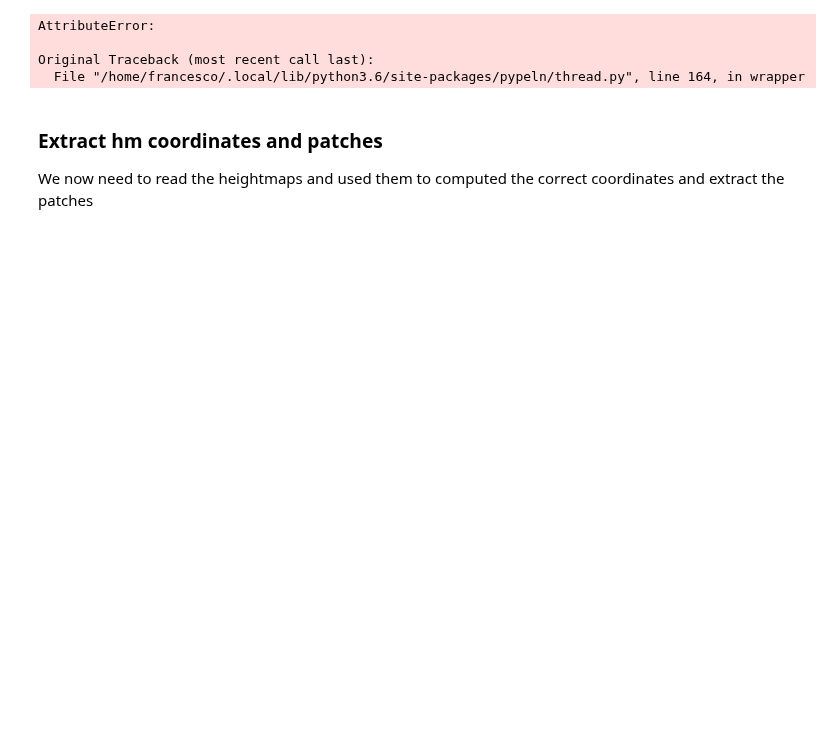
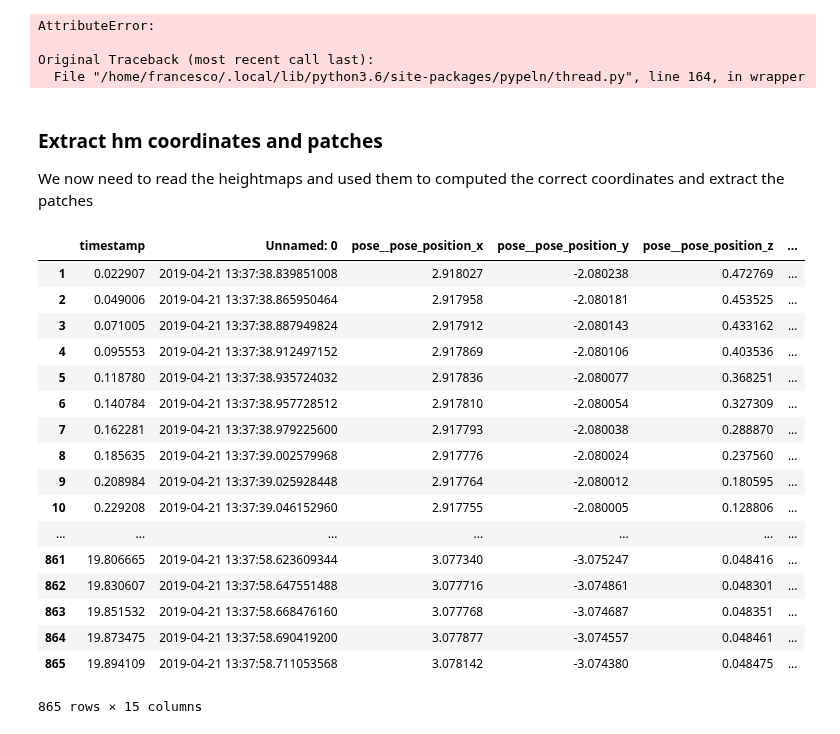
Before and after one commit to FrancescoSaverioZuppichini/Master-Thesis, a Jupyter notebook: core/postprocessing_temp.ipynb, the cells around one changed output. Drawn from its saved outputs; the diff is of its cells as text; code cells hidden in the pictures; blank space fills up the shorter version.

```diff
--- a/core/postprocessing_temp.ipynb
+++ b/core/postprocessing_temp.ipynb
@@ -577,0 +588,24 @@ class ExtractPatches(Handler):
+# %%
+df = pd.read_csv('/media/francesco/saetta/krock-dataset/train/csvs_parsed/rails2-1.0-0.csv')
+df = Compose([AddAdvancement(50*2), CleanDataframe()])(df)
+# %%
+df
+# %% [output]
+|  | timestamp | Unnamed: 0 | pose__pose_position_x | pose__pose_position_y | pose__pose_position_z | ... |
+| 1 | 0.022907 | 2019-04-21 13:37:38.839851008 | 2.918027 | -2.080238 | 0.472769 | ... |
+| 2 | 0.049006 | 2019-04-21 13:37:38.865950464 | 2.917958 | -2.080181 | 0.453525 | ... |
+| 3 | 0.071005 | 2019-04-21 13:37:38.887949824 | 2.917912 | -2.080143 | 0.433162 | ... |
+| 4 | 0.095553 | 2019-04-21 13:37:38.912497152 | 2.917869 | -2.080106 | 0.403536 | ... |
+| 5 | 0.118780 | 2019-04-21 13:37:38.935724032 | 2.917836 | -2.080077 | 0.368251 | ... |
+| 6 | 0.140784 | 2019-04-21 13:37:38.957728512 | 2.917810 | -2.080054 | 0.327309 | ... |
+| 7 | 0.162281 | 2019-04-21 13:37:38.979225600 | 2.917793 | -2.080038 | 0.288870 | ... |
+| 8 | 0.185635 | 2019-04-21 13:37:39.002579968 | 2.917776 | -2.080024 | 0.237560 | ... |
+| 9 | 0.208984 | 2019-04-21 13:37:39.025928448 | 2.917764 | -2.080012 | 0.180595 | ... |
+| 10 | 0.229208 | 2019-04-21 13:37:39.046152960 | 2.917755 | -2.080005 | 0.128806 | ... |
+| ... | ... | ... | ... | ... | ... | ... |
+| 861 | 19.806665 | 2019-04-21 13:37:58.623609344 | 3.077340 | -3.075247 | 0.048416 | ... |
+| 862 | 19.830607 | 2019-04-21 13:37:58.647551488 | 3.077716 | -3.074861 | 0.048301 | ... |
+| 863 | 19.851532 | 2019-04-21 13:37:58.668476160 | 3.077768 | -3.074687 | 0.048351 | ... |
+| 864 | 19.873475 | 2019-04-21 13:37:58.690419200 | 3.077877 | -3.074557 | 0.048461 | ... |
+| 865 | 19.894109 | 2019-04-21 13:37:58.711053568 | 3.078142 | -3.074380 | 0.048475 | ... |
+865 rows × 15 columns
```
Also changed, not shown: parts of 20 cells of this notebook, 6 other files.
